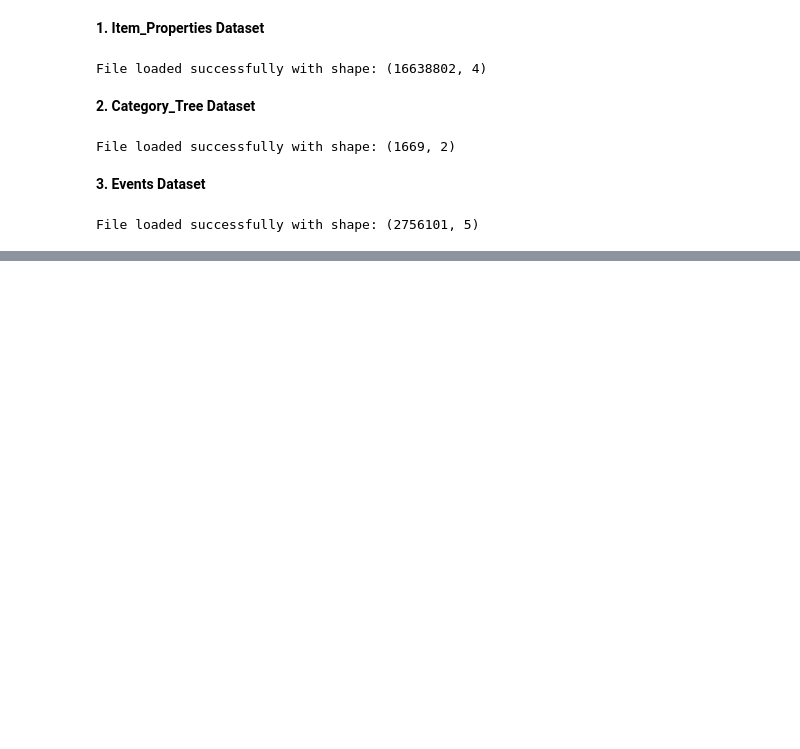
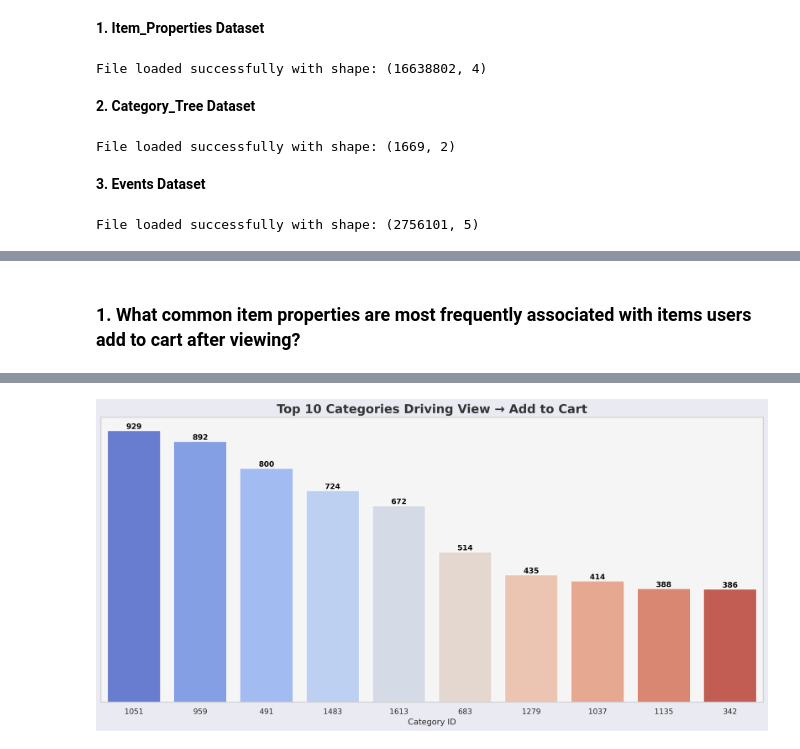
Before and after one commit to dspselorm/Recommendation-System-Analysis, a Jupyter notebook: Recommendation_System_Analysis.ipynb, the cells around one changed output, grey strips where cells are left out. Saved outputs shown, nothing was run; the diff lists cells and outputs as text; code cells hidden in the pictures; blank space fills up the shorter version.

```diff
--- a/Recommendation_System_Analysis.ipynb
+++ b/Recommendation_System_Analysis.ipynb
@@ -87,0 +328,10 @@ df_category_tree.head()
+# %%
+df_cleaned_final = pd.read_csv('/content/drive/MyDrive/Azubi_TMP/Recommendation_System_Project/Dataset/Cleaned/full_cleaned_dataset_events_properties_category.csv')
+# %%
+df_cleaned_final['timestamp'] = pd.to_datetime(df_cleaned_final['timestamp'], errors='coerce')
+df_cleaned_final['visitorid'] = df_cleaned_final['visitorid'].astype(str).astype('object')
+df_cleaned_final['itemid'] = df_cleaned_final['itemid'].astype(str).astype('object')
+df_cleaned_final['transactionid'] = df_cleaned_final['transactionid'].apply(lambda x: str(int(x)) if pd.notna(x) else np.nan).astype('object')
+df_cleaned_final['categoryid'] = df_cleaned_final['categoryid'].apply(lambda x: str(int(x)) if pd.notna(x) else np.nan).astype('object')
+df_cleaned_final['available'] = df_cleaned_final['available'].apply(lambda x: str(int(x)) if pd.notna(x) else np.nan).astype('object')
+df_cleaned_final['parentid'] = df_cleaned_final['parentid'].apply(lambda x: str(int(x)) if pd.notna(x) else np.nan).astype('object')
@@ -87,0 +387,69 @@ df_category_tree.head()
+# %% [markdown]
+### **1. What common item properties are most frequently associated with items users add to cart after viewing?**
+# %%
+# Filter for 'view' and 'addtocart'
+df_view_cart = df_cleaned_final[df_cleaned_final['event'].isin(['view', 'addtocart'])]
+
+# Identify items where the same user viewed and then added to cart
+converted_items = (
+    df_view_cart.groupby(['visitorid', 'itemid'])['event']
+    .apply(lambda x: set(x) >= {'view', 'addtocart'})
+    .reset_index()
+)
+converted_items = converted_items[converted_items['event'] == True][['visitorid', 'itemid']]
+
+# Merge to get properties
+converted_with_props = converted_items.merge(
+    df_cleaned_final[['itemid', 'categoryid']],
+    on='itemid',
+    how='left'
+).drop_duplicates()
+
+# Count top categories
+top_cats = converted_with_props['categoryid'].value_counts().head(10).reset_index()
+top_cats.columns = ['categoryid', 'count']
+
+# Sort for plotting
+top_cats_sorted = top_cats.sort_values(by='count', ascending=False)
+
+# Style and figure settings
+sns.set_style("whitegrid")
+plt.figure(figsize=(14, 7), dpi=300)
+
+# Bar plot
+bar = sns.barplot(
+    data=top_cats_sorted,
+    x='categoryid',
+    y='count',
+    order=top_cats_sorted['categoryid'],
+    palette='coolwarm'
+)
+
+# Add labels to bars
+for p in bar.patches:
+    bar.annotate(
+        f'{int(p.get_height()):,}',
+        (p.get_x() + p.get_width() / 2., p.get_height()),
+        ha='center', va='bottom',
+        fontsize=11, color='black', weight='bold'
+    )
+
+# Titles & labels
+plt.title('Top 10 Categories Driving View → Add to Cart', fontsize=18, weight='bold', color='#333')
+plt.xlabel('Category ID')
+plt.ylabel('')
+plt.yticks([])
+
+# Background colors
+plt.gca().set_facecolor('#f5f5f5')  # plot area background
+plt.gcf().set_facecolor('#eaeaf2')  # figure background
+
+# Remove grid lines
+plt.grid(False)
+
+# Save & show
+plt.tight_layout()
+plt.savefig('/content/drive/MyDrive/Azubi_TMP/Recommendation_System_Project/Charts/top10_view_to_cart_categories.png',
+            dpi=300, bbox_inches='tight')
+plt.show()
+# %% [output]
@@ -87,0 +459 @@ df_category_tree.head()
+[figure, added]
```
Also changed, not shown: parts of 43 cells of this notebook.
